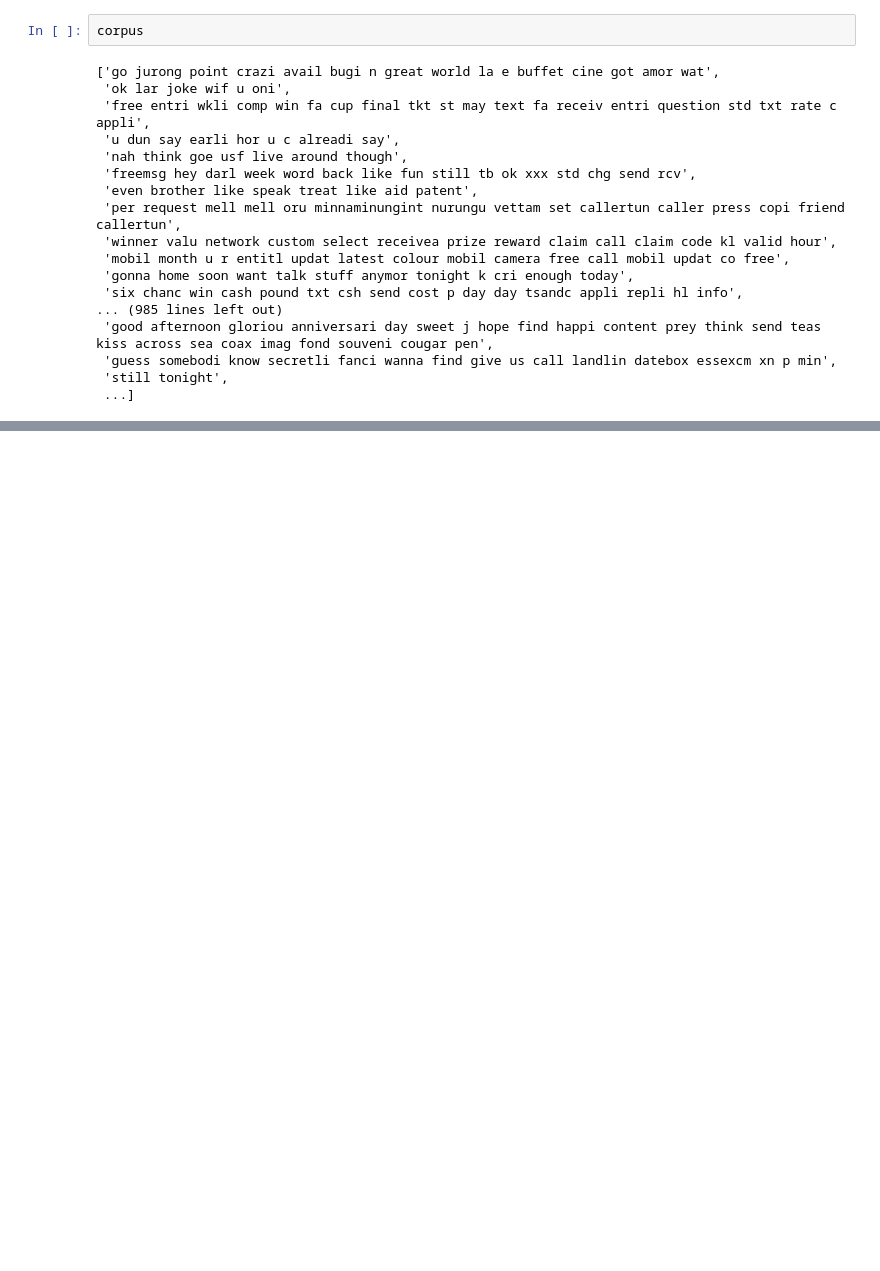
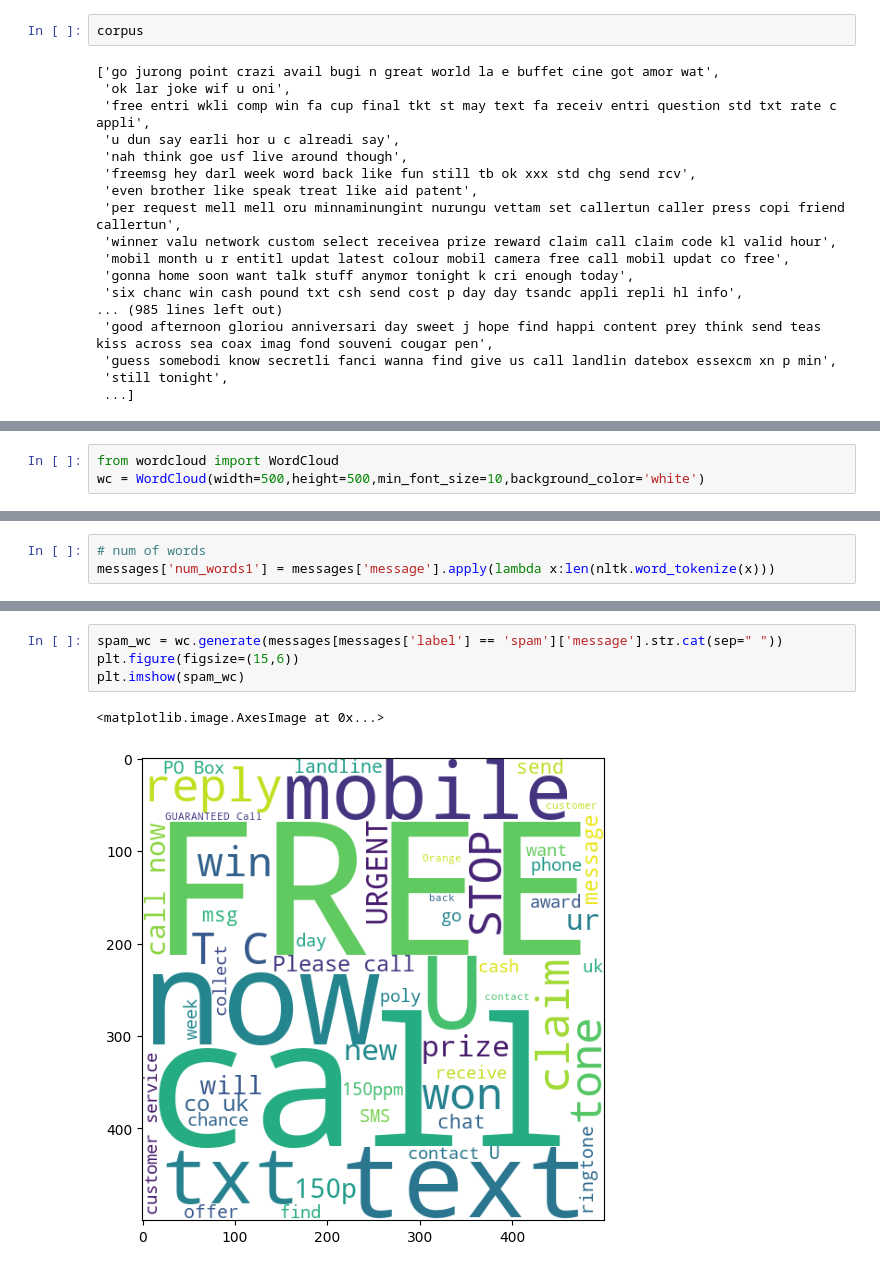
Before and after one commit to tmsachins/SMS-Spam-Classifier-BOW-TFIDF, a Jupyter notebook: Spam class BOW THIDF.ipynb, the cells around one changed output, grey strips where cells are left out. Cells and saved outputs as stored; diff of their text form; blank space fills up the shorter version.

Commit message:
create bag of words

```diff
--- a/Spam class BOW THIDF.ipynb
+++ b/Spam class BOW THIDF.ipynb
@@ -273,0 +384,3 @@ corpus
+# %%
+from wordcloud import WordCloud
+wc = WordCloud(width=500,height=500,min_font_size=10,background_color='white')
@@ -273,0 +403,3 @@ corpus
+# %%
+# num of words
+messages['num_words1'] = messages['message'].apply(lambda x:len(nltk.word_tokenize(x)))
@@ -273,0 +418,7 @@ corpus
+# %%
+spam_wc = wc.generate(messages[messages['label'] == 'spam']['message'].str.cat(sep=" "))
+plt.figure(figsize=(15,6))
+plt.imshow(spam_wc)
+# %% [output]
+<matplotlib.image.AxesImage at 0x...>
+[figure, added]
```
Also changed, not shown: parts of 25 cells of this notebook.
